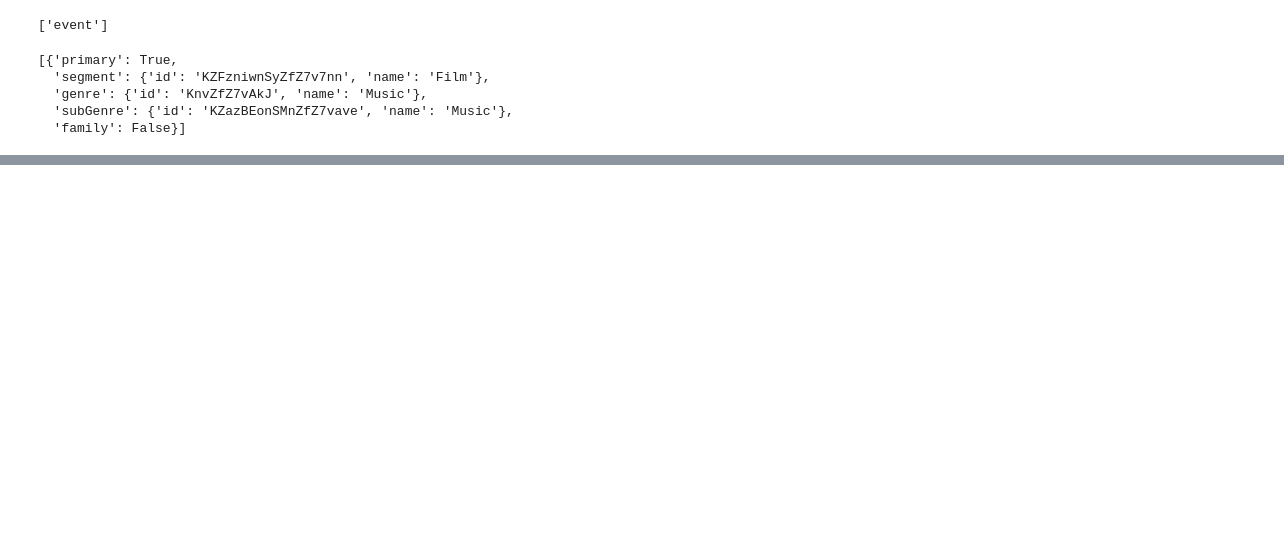
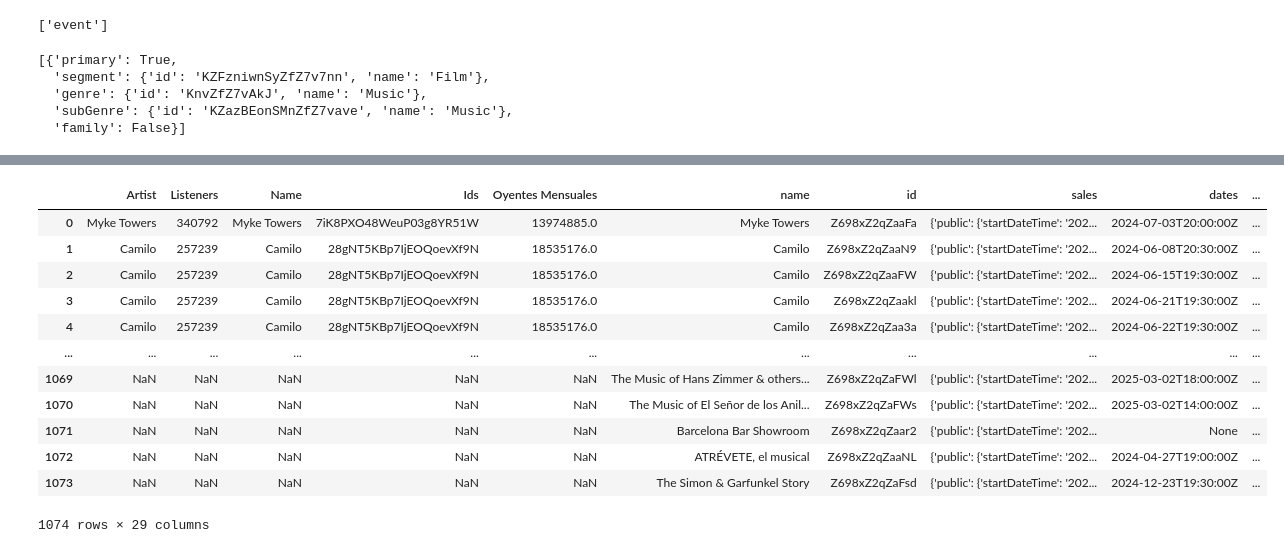
Before and after one commit to yushyng/proyecto_aa, a Jupyter notebook: PD1.ipynb, the cells around one changed output, grey strips where cells are left out. Saved outputs shown, nothing was run; the diff lists cells and outputs as text; code cells hidden in the pictures; blank space fills up the shorter version.

Commit message:
Agregado: PD1 modificado con la agregacion de variables de Ticketmaster y Last.fm

```diff
--- a/PD1.ipynb
+++ b/PD1.ipynb
@@ -246,0 +649,2 @@ plt.show()
+# %%
+df_datos_menos_col = pd.merge(df_ids, df_datos_menos_col, left_on='Name', right_on='name', how='outer')
@@ -246,0 +671,3 @@ plt.show()
+# %%
+df_datos_menos_col
+df_datos_menos_col.drop(columns=['nameArtist_y', 'Ids_x', 'Oyentes Mensuales_x', 'Ids_y','Oyentes Mensuales_y','Ids','nameArtist_x'], inplace=True)
@@ -262,0 +734,34 @@ df_datos_menos_col
+# %%
+import pandas as pd
+import requests
+
+# Configura tu clave de API de Last.fm
+LASTFM_API_KEY = "d3668e7b9ace955aaefafa6e262386ba"
+ARTIST_NAMES = [i for i in df_datos_menos_col['nameArtist'].dropna().unique()]
+DATE = "03-03-2024"  # Ajusta según sea necesario
+
+# Listas para almacenar los datos
+artist_list = []
+listeners_list = []
+
+for artist_name in ARTIST_NAMES:
+    # Construye la URL para solicitar datos de Last.fm para cada artista
+    url = f"http://ws.audioscrobbler.com/2.0/?method=artist.getinfo&artist={artist_name}&api_key={LASTFM_API_KEY}&format=json"
+
+    # Realiza la solicitud a la API de Last.fm
+    response = requests.get(url)
+    data = response.json()
+
+    # Extrae el número de oyentes en la fecha específica (si está disponible en la respuesta)
+    if "artist" in data and "stats" in data["artist"]:
+        listeners = data["artist"]["stats"]["listeners"]
+        artist_list.append(artist_name)
+        listeners_list.append(listeners)
+    else:
+        print(f"No se encontró información para {artist_name}.")
+
+# Crea un DataFrame a partir de las listas de datos recopilados
+df = pd.DataFrame({"Artist": artist_list, "Listeners": listeners_list})
+
+# Muestra el DataFrame
+df
@@ -262,0 +799,18 @@ df_datos_menos_col
+# %%
+df_datos_menos_col = pd.merge(df, df_datos_menos_col, left_on='Artist', right_on='name', how='outer')
+# %%
+df_datos_menos_col
+# %% [output]
+|  | Artist | Listeners | Name | Ids | Oyentes Mensuales | name | id | sales | dates | ... |
+| 0 | Myke Towers | 340792 | Myke Towers | 7iK8PXO48WeuP03g8YR51W | 13974885.0 | Myke Towers | Z698xZ2qZaaFa | {'public': {'startDateTime': '202... | 2024-07-03T20:00:00Z | ... |
+| 1 | Camilo | 257239 | Camilo | 28gNT5KBp7IjEOQoevXf9N | 18535176.0 | Camilo | Z698xZ2qZaaN9 | {'public': {'startDateTime': '202... | 2024-06-08T20:30:00Z | ... |
+| 2 | Camilo | 257239 | Camilo | 28gNT5KBp7IjEOQoevXf9N | 18535176.0 | Camilo | Z698xZ2qZaaFW | {'public': {'startDateTime': '202... | 2024-06-15T19:30:00Z | ... |
+| 3 | Camilo | 257239 | Camilo | 28gNT5KBp7IjEOQoevXf9N | 18535176.0 | Camilo | Z698xZ2qZaakl | {'public': {'startDateTime': '202... | 2024-06-21T19:30:00Z | ... |
+| 4 | Camilo | 257239 | Camilo | 28gNT5KBp7IjEOQoevXf9N | 18535176.0 | Camilo | Z698xZ2qZaa3a | {'public': {'startDateTime': '202... | 2024-06-22T19:30:00Z | ... |
+| ... | ... | ... | ... | ... | ... | ... | ... | ... | ... | ... |
+| 1069 | NaN | NaN | NaN | NaN | NaN | The Music of Hans Zimmer & others... | Z698xZ2qZaFWl | {'public': {'startDateTime': '202... | 2025-03-02T18:00:00Z | ... |
+| 1070 | NaN | NaN | NaN | NaN | NaN | The Music of El Señor de los Anil... | Z698xZ2qZaFWs | {'public': {'startDateTime': '202... | 2025-03-02T14:00:00Z | ... |
+| 1071 | NaN | NaN | NaN | NaN | NaN | Barcelona Bar Showroom | Z698xZ2qZaar2 | {'public': {'startDateTime': '202... | None | ... |
+| 1072 | NaN | NaN | NaN | NaN | NaN | ATRÉVETE, el musical | Z698xZ2qZaaNL | {'public': {'startDateTime': '202... | 2024-04-27T19:00:00Z | ... |
+| 1073 | NaN | NaN | NaN | NaN | NaN | The Simon & Garfunkel Story | Z698xZ2qZaFsd | {'public': {'startDateTime': '202... | 2024-12-23T19:30:00Z | ... |
+1074 rows × 29 columns
```
Also changed, not shown: parts of 46 cells of this notebook.
